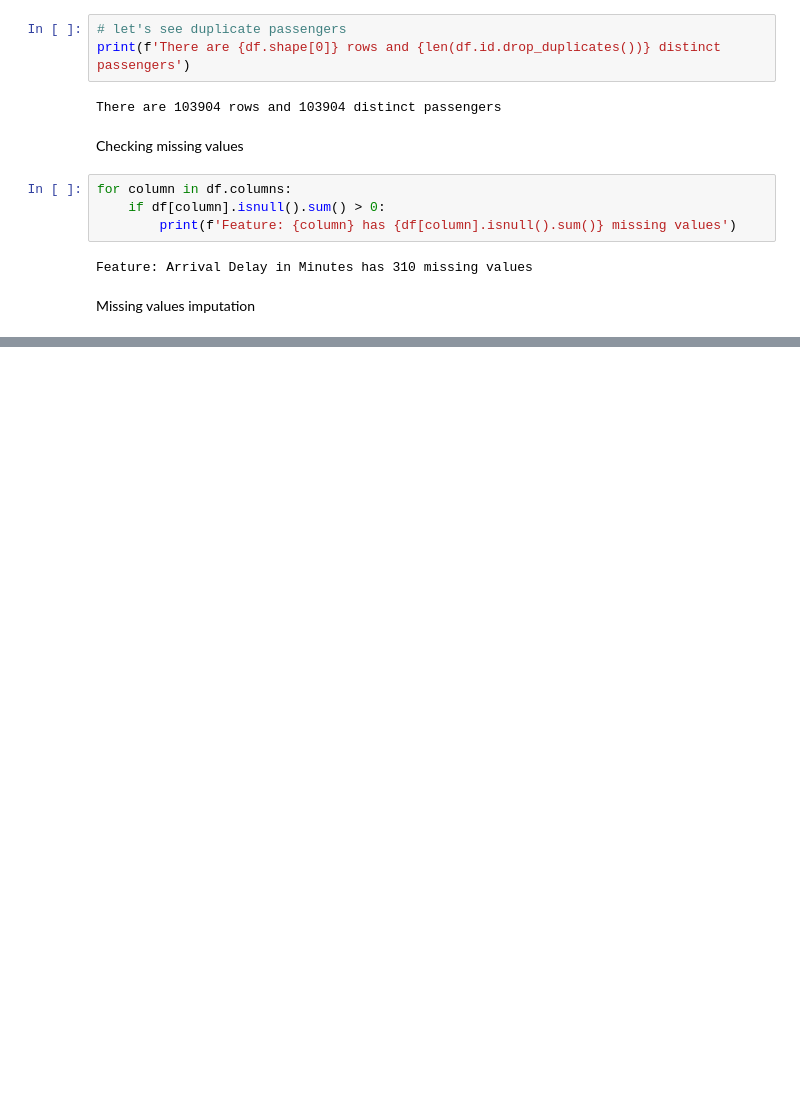
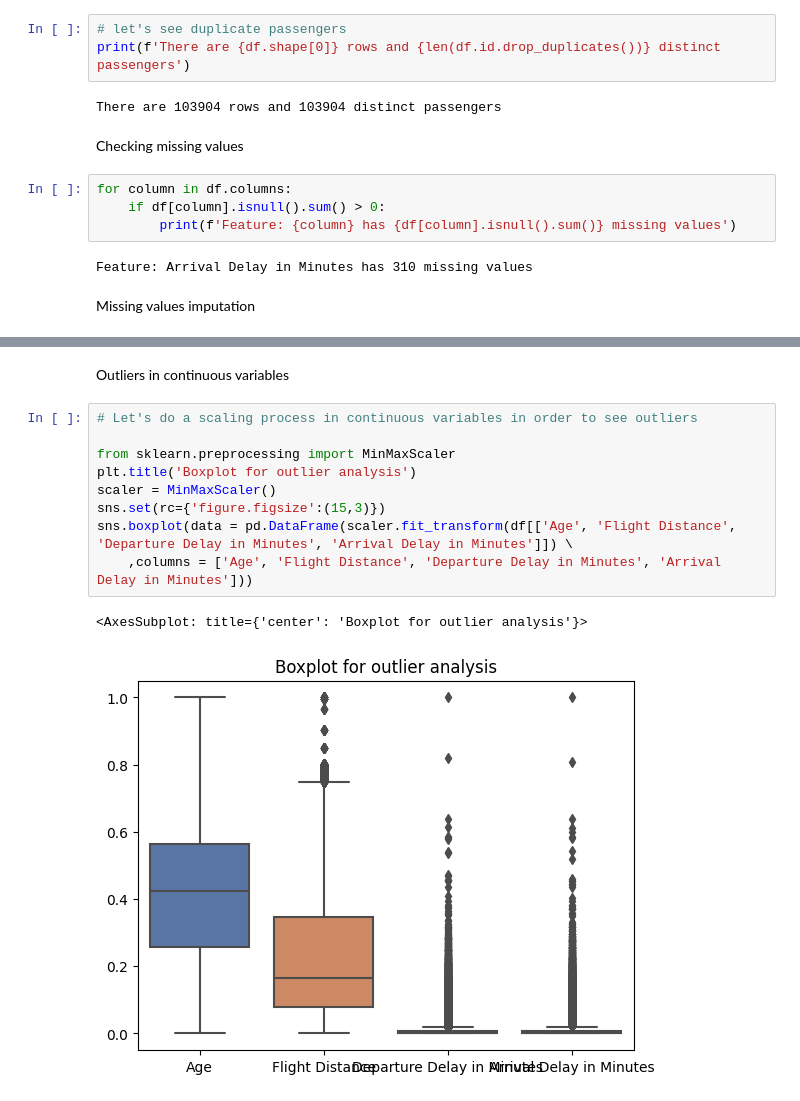
Before and after one commit to jolual2747/airline-passenger-satisfaction, a Jupyter notebook: notebook.ipynb, the cells around one changed output, grey strips where cells are left out. Drawn from its saved outputs; the diff is of its cells as text; blank space fills up the shorter version.

```diff
--- a/notebook.ipynb
+++ b/notebook.ipynb
@@ -45,0 +158,14 @@ df['Arrival Delay in Minutes'].replace(np.nan, df['Arrival Delay in Minutes'].lo
+# %% [markdown]
+Outliers in continuous variables
+# %%
+# Let's do a scaling process in continuous variables in order to see outliers
+
+from sklearn.preprocessing import MinMaxScaler
+plt.title('Boxplot for outlier analysis')
+scaler = MinMaxScaler()
+sns.set(rc={'figure.figsize':(15,3)})
+sns.boxplot(data = pd.DataFrame(scaler.fit_transform(df[['Age', 'Flight Distance', 'Departure Delay in Minutes', 'Arrival Delay in Minutes']]) \
+    ,columns = ['Age', 'Flight Distance', 'Departure Delay in Minutes', 'Arrival Delay in Minutes']))
+# %% [output]
+<AxesSubplot: title={'center': 'Boxplot for outlier analysis'}>
+[figure, added]
```
Also changed, not shown: parts of 26 cells of this notebook, 2 other files.
